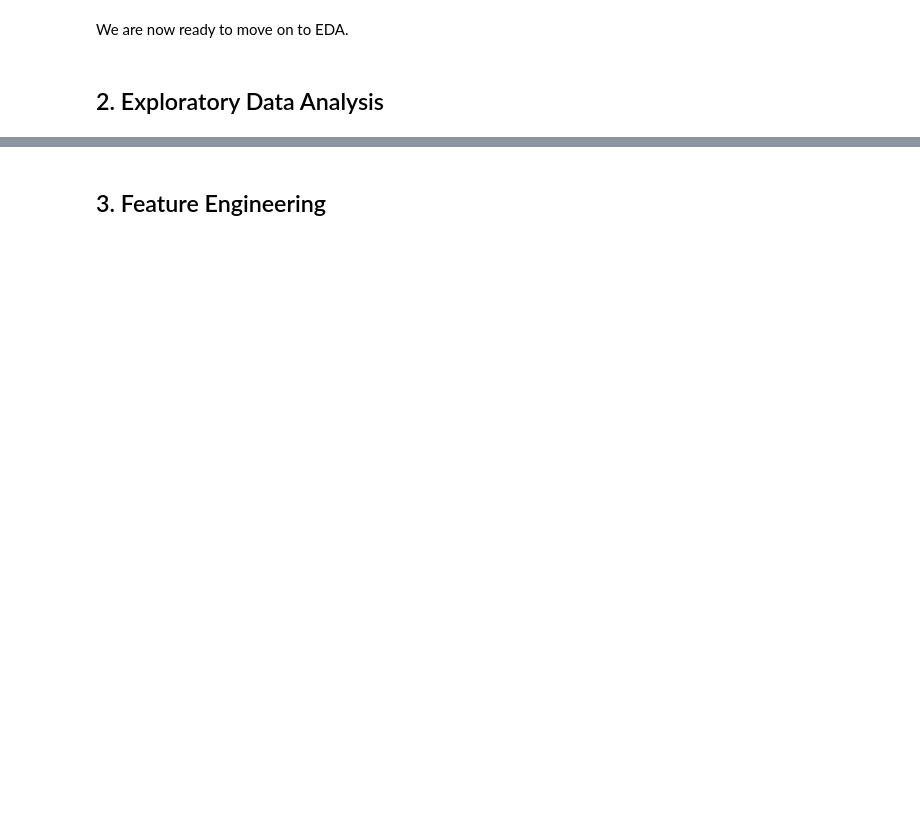
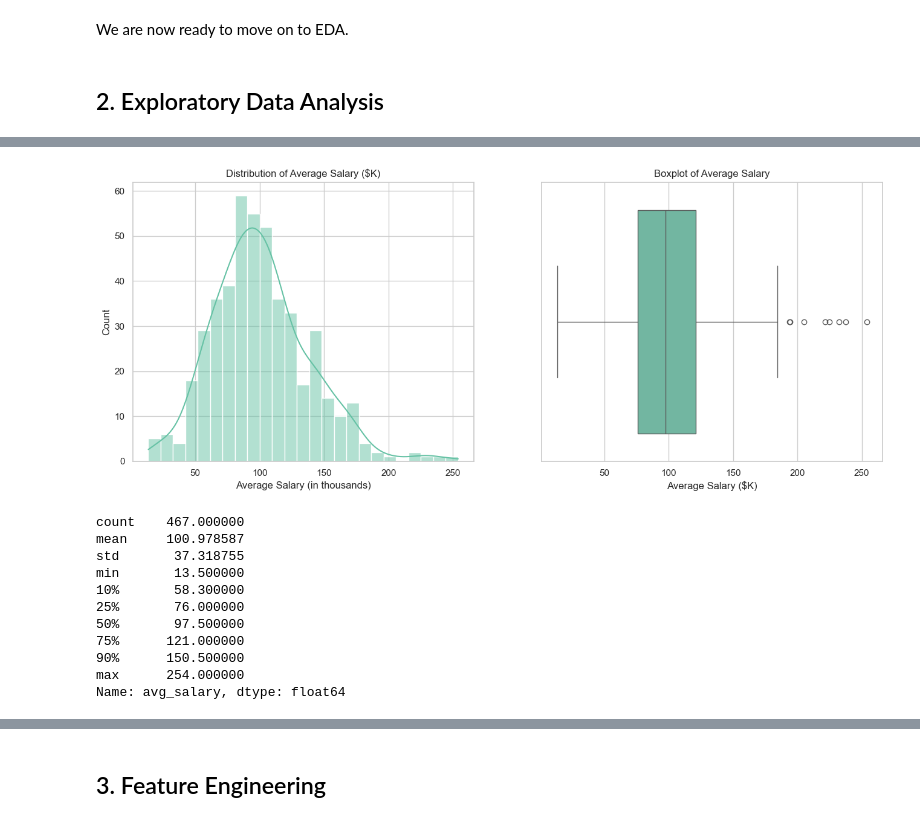
Before and after one commit to yassineerraji/Business-Data-Science-Project, a Jupyter notebook: notebook.ipynb, the cells around one changed output, grey strips where cells are left out. Drawn from its saved outputs; the diff is of its cells as text; code cells hidden in the pictures; blank space fills up the shorter version.

```diff
--- a/notebook.ipynb
+++ b/notebook.ipynb
@@ -443,0 +300,35 @@ if corr_cols:
+# %%
+# =====================================================
+# 2. Salary distribution and summary statistics
+#    -> Provides insight into skewness, outliers, scale
+# =====================================================
+
+fig, ax = plt.subplots(1, 2, figsize=(16, 6))
+
+# Histogram of average salary
+sns.histplot(df_clean["avg_salary"], kde=True, ax=ax[0], bins=25)
+ax[0].set_title("Distribution of Average Salary ($K)")
+ax[0].set_xlabel("Average Salary (in thousands)")
+ax[0].set_ylabel("Count")
+
+# Boxplot to highlight outliers
+sns.boxplot(x=df_clean["avg_salary"], ax=ax[1])
+ax[1].set_title("Boxplot of Average Salary")
+ax[1].set_xlabel("Average Salary ($K)")
+
+plt.show()
+
+print(df_clean["avg_salary"].describe(percentiles=[0.1, 0.25, 0.5, 0.75, 0.9]))
+# %% [output]
+[figure, added]
+count    467.000000
+mean     100.978587
+std       37.318755
+min       13.500000
+10%       58.300000
+25%       76.000000
+50%       97.500000
+75%      121.000000
+90%      150.500000
+max      254.000000
+Name: avg_salary, dtype: float64
```
Also changed, not shown: parts of 27 cells of this notebook.
